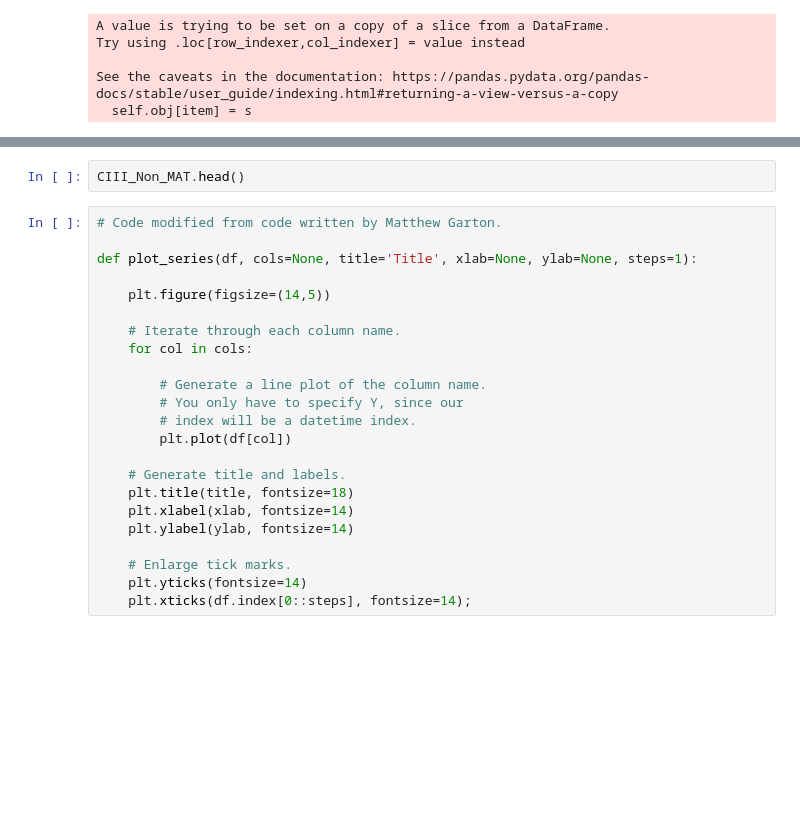
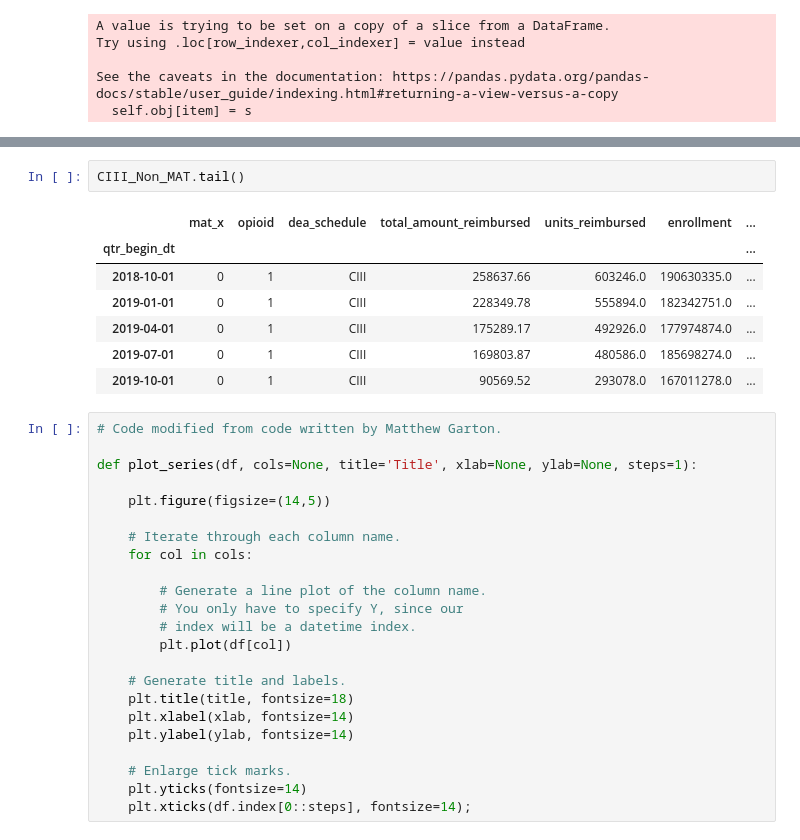
Before and after one commit to tiffany1576/personal_portfolio, a Jupyter notebook: Capstone/Opioid_Prescription_Model.ipynb, the cells around one changed output, grey strips where cells are left out. Cells and saved outputs as stored; diff of their text form; blank space fills up the shorter version.

```diff
--- a/Capstone/Opioid_Prescription_Model.ipynb
+++ b/Capstone/Opioid_Prescription_Model.ipynb
@@ -97,6 +97,14 @@ CV_Non_MAT['units_per_1000'].describe
 Name: units_per_1000, dtype: float64>
 # %%
-CIII_Non_MAT.head()
+CIII_Non_MAT.tail()
+# %% [output]
+|  | mat_x | opioid | dea_schedule | total_amount_reimbursed | units_reimbursed | enrollment | ... |
+| qtr_begin_dt |  |  |  |  |  |  | ... |
+| 2018-10-01 | 0 | 1 | CIII | 258637.66 | 603246.0 | 190630335.0 | ... |
+| 2019-01-01 | 0 | 1 | CIII | 228349.78 | 555894.0 | 182342751.0 | ... |
+| 2019-04-01 | 0 | 1 | CIII | 175289.17 | 492926.0 | 177974874.0 | ... |
+| 2019-07-01 | 0 | 1 | CIII | 169803.87 | 480586.0 | 185698274.0 | ... |
+| 2019-10-01 | 0 | 1 | CIII | 90569.52 | 293078.0 | 167011278.0 | ... |
 # %%
 # Code modified from code written by Matthew Garton.
 
```
Also changed, not shown: parts of 7 cells of this notebook, 2 other files.
